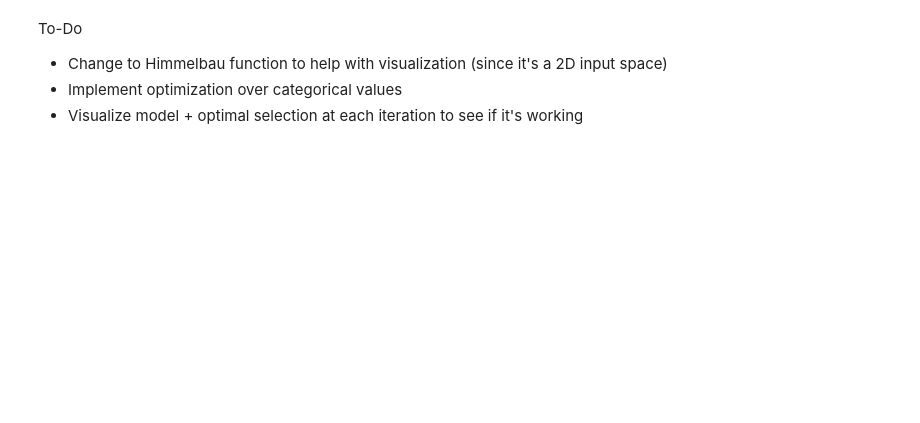
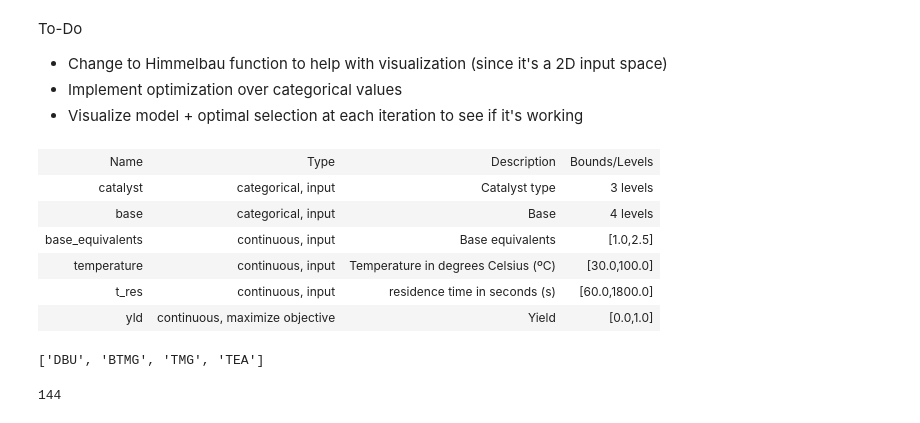
Before and after one commit to sustainable-processes/summit, a Jupyter notebook: experiments/cbbo/test_cbbo.ipynb, the cells around one changed output. Cells and saved outputs as stored; diff of their text form; code cells hidden in the pictures; blank space fills up the shorter version.

```diff
--- a/experiments/cbbo/test_cbbo.ipynb
+++ b/experiments/cbbo/test_cbbo.ipynb
@@ -81,3 +76,22 @@ To-Do
 - Change to Himmelbau function to help with visualization (since it's a 2D input space)
 - Implement optimization over categorical values
 - Visualize model + optimal selection at each iteration to see if it's working
+# %%
+baumgartner  = get_pretrained_baumgartner_cc_emulator()
+baumgartner.domain
+# %% [output]
+| Name | Type | Description | Bounds/Levels |
+| catalyst | categorical, input | Catalyst type | 3 levels |
+| base | categorical, input | Base | 4 levels |
+| base_equivalents | continuous, input | Base equivalents | [1.0,2.5] |
+| temperature | continuous, input | Temperature in degrees Celsius (ºC) | [30.0,100.0] |
+| t_res | continuous, input | residence time in seconds (s) | [60.0,1800.0] |
+| yld | continuous, maximize objective | Yield | [0.0,1.0] |
+# %%
+baumgartner.domain["base"].levels
+# %% [output]
+['DBU', 'BTMG', 'TMG', 'TEA']
+# %%
+9*16
+# %% [output]
+144
```
Also changed, not shown: parts of 6 cells of this notebook, 10 other files.
